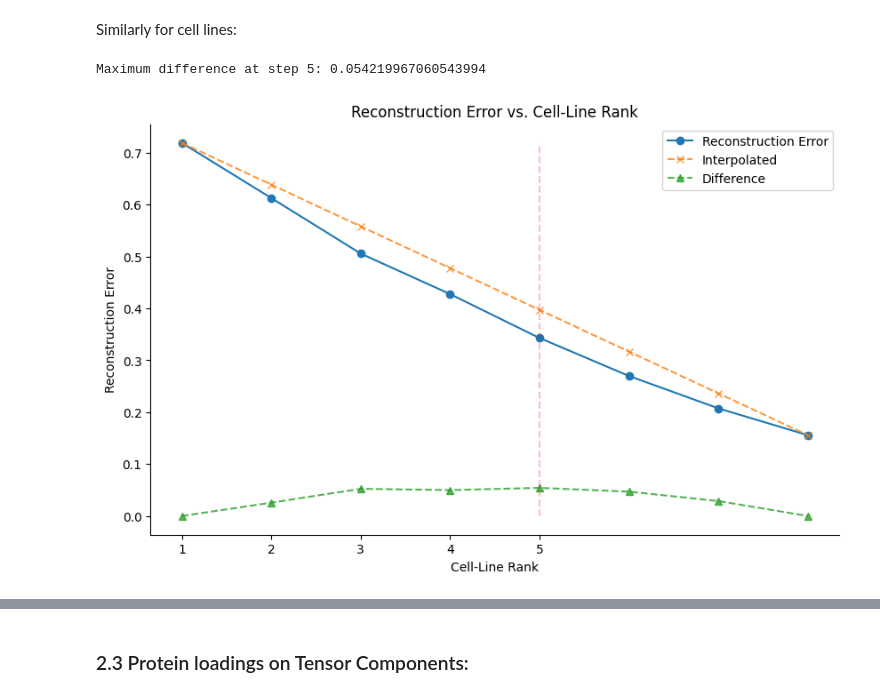
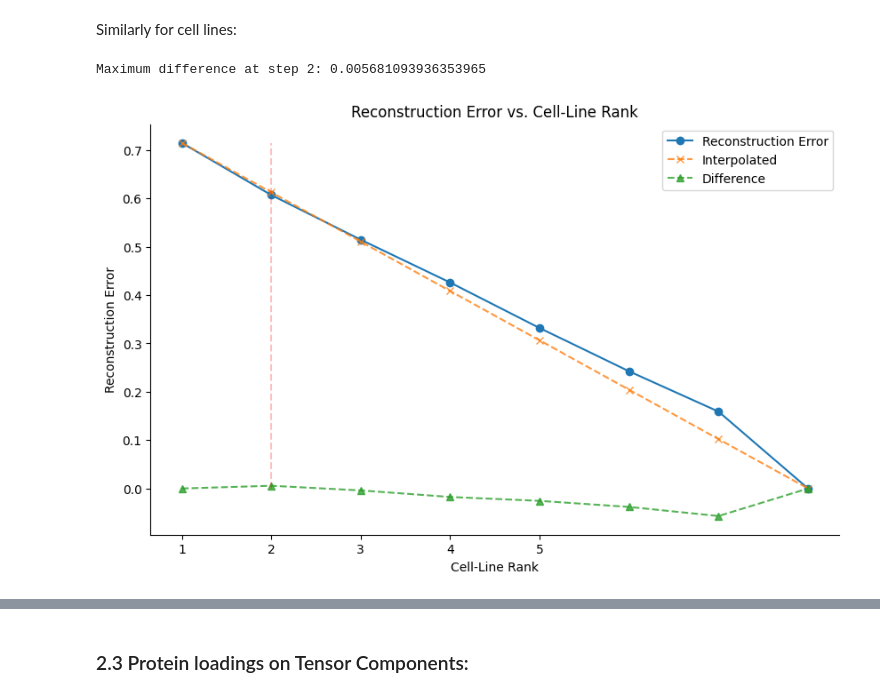
Before and after one commit to kaiwycik/tensors_and_cell_cycles, a Jupyter notebook: code/playground/playground_2.ipynb, the cells around one changed output, grey strips where cells are left out. Saved outputs shown, nothing was run; the diff lists cells and outputs as text; code cells hidden in the pictures.

```diff
--- a/code/playground/playground_2.ipynb
+++ b/code/playground/playground_2.ipynb
@@ -423,7 +423,7 @@ Similarly for cell lines:
 err_dict = {}
 
 for i in range(len(cell_lines)):
-    truncation_rank = [pseudobulk_tensor.shape[0], max_diff_phase, pseudobulk_tensor.shape[2], i+1]
+    truncation_rank = [pseudobulk_tensor.shape[0], pseudobulk_tensor.shape[1], pseudobulk_tensor.shape[2], i+1]
     core, factors = HOSVD(pseudobulk_tensor, truncation_rank=truncation_rank)
 
     recon = tenalg.multi_mode_dot(core, factors)
@@ -431,33 +431,33 @@ for i in range(len(cell_lines)):
 
     err_dict[i+1] = err
 
 start_err = err_dict[1]
 end_err = err_dict[len(err_dict)]
 steps = len(err_dict)
 
 interpol_line = {i: (start_err * (((steps-1) - (i-1))/(steps-1)) + end_err * ((i-1)/(steps-1))) for i in range(1, steps+1)}
-diff = {i: np.abs(err_dict[i] - interpol_line[i]) for i in range(1, steps+1)}
+diff = {i: interpol_line[i] - err_dict[i] for i in range(1, steps+1)}
 
 max_diff_line = max(diff, key=diff.get)
 print(f"Maximum difference at step {max_diff_line}: {diff[max_diff_line]}")
 
 fig = plt.figure(figsize=(10, 6))
 ax = fig.add_subplot(1, 1, 1)
 
 ax.set_ylabel("Reconstruction Error")
 ax.set_xlabel("Cell-Line Rank")
 ax.set_xticks([1, 2, 3, 4, 5])
 
 ax.spines[["top", "right"]].set_visible(False)
 
 ax.plot(list(err_dict.keys()), list(err_dict.values()), marker='o')
 ax.plot(list(interpol_line.keys()), list(interpol_line.values()), alpha=0.8, marker='x', linestyle='--')
 ax.plot(list(diff.keys()), list(diff.values()), alpha=0.8, marker='^', linestyle='--')
 ax.vlines(max_diff_line, 0, err_dict[1], colors='red', alpha=0.25, linestyle='--')
 
 plt.legend(["Reconstruction Error", "Interpolated", "Difference"])
 plt.title("Reconstruction Error vs. Cell-Line Rank")
 plt.show()
 # %% [output]
-Maximum difference at step 5: 0.054219967060543994
+Maximum difference at step 2: 0.005681093936353965
-[figure, old version]
+[figure, new version]
```
Also changed, not shown: parts of 12 cells of this notebook.
